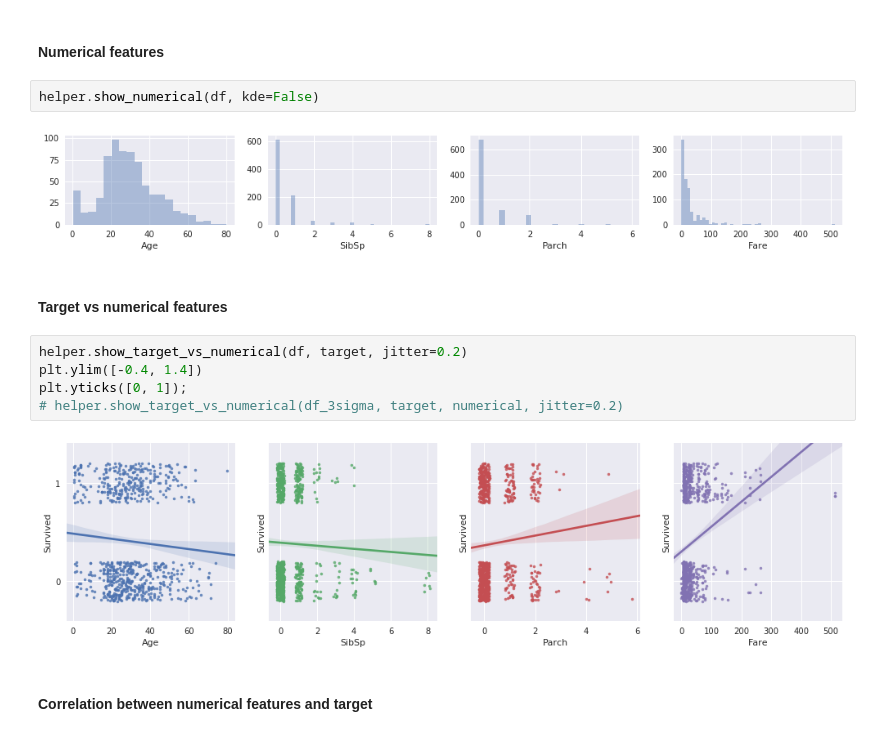
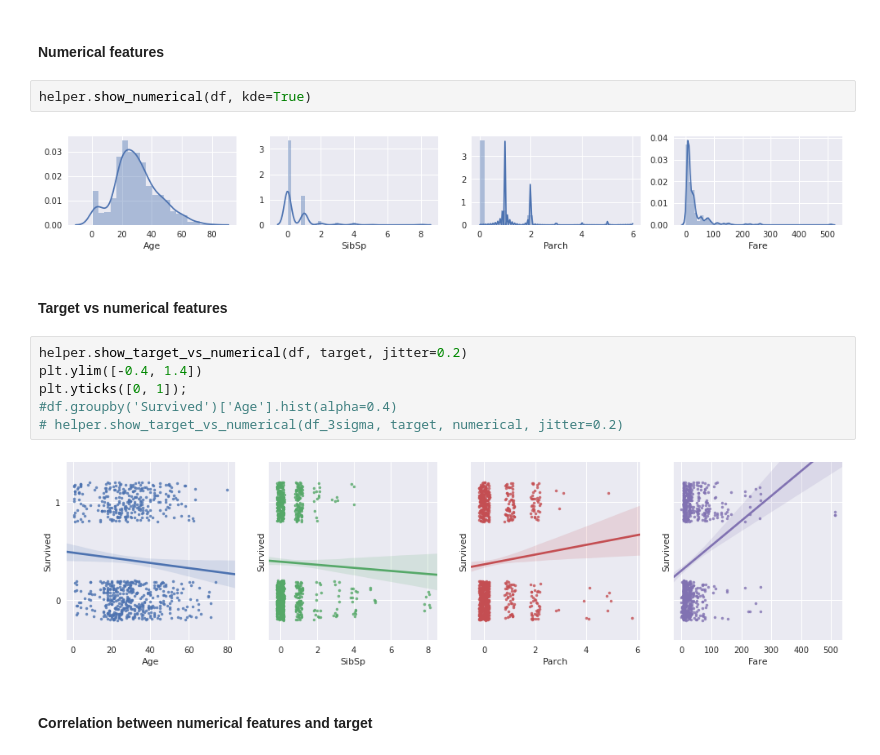
Before and after one commit to angelmtenor/data-science-keras, a Jupyter notebook: titanic.ipynb, the cells around one changed output. Drawn from its saved outputs; the diff is of its cells as text.

```diff
--- a/titanic.ipynb
+++ b/titanic.ipynb
@@ -179,15 +180,16 @@ plt.ylim([0, 1]);
 # %% [markdown]
 #### Numerical features
 # %%
-helper.show_numerical(df, kde=False)
+helper.show_numerical(df, kde=True)
 # %% [output]
-[figure, old version]
+[figure, new version]
 # %% [markdown]
 #### Target vs numerical features
 # %%
 helper.show_target_vs_numerical(df, target, jitter=0.2)
 plt.ylim([-0.4, 1.4])
 plt.yticks([0, 1]);
+#df.groupby('Survived')['Age'].hist(alpha=0.4)
 # helper.show_target_vs_numerical(df_3sigma, target, numerical, jitter=0.2)
 # %% [output]
 [figure]
```
Also changed, not shown: parts of 7 cells of this notebook, 1 other file.
